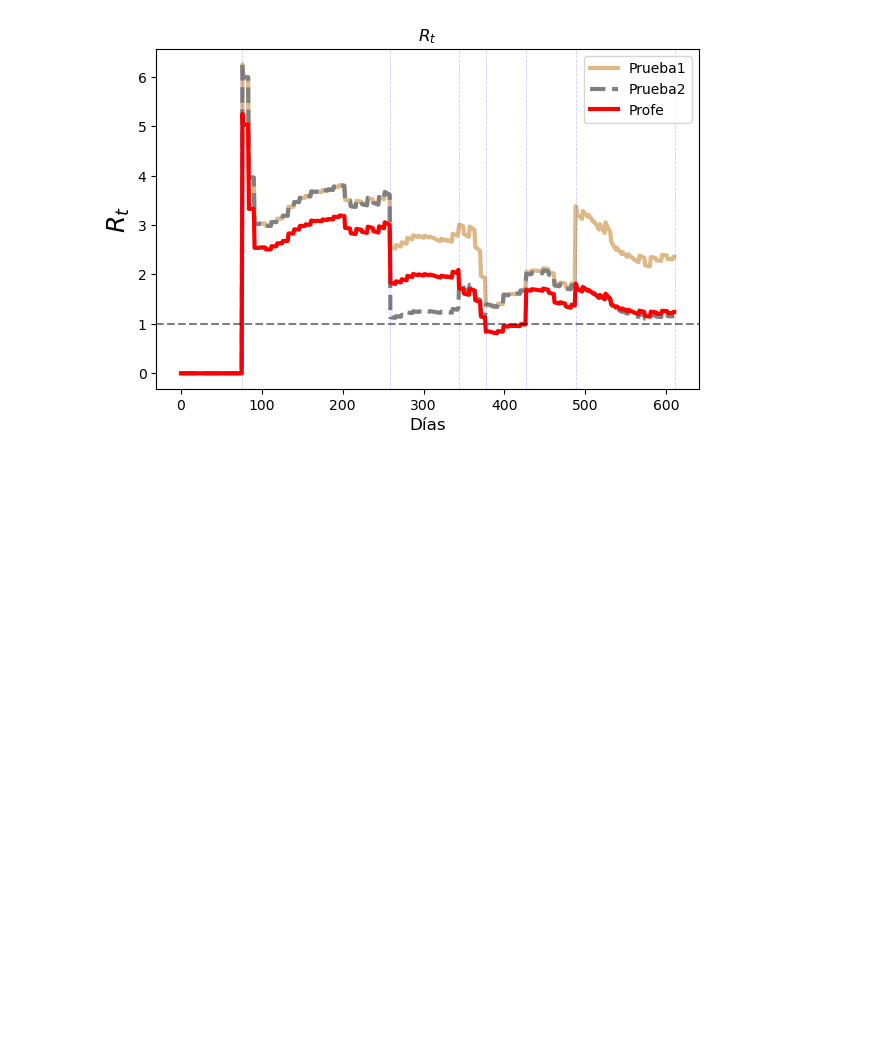
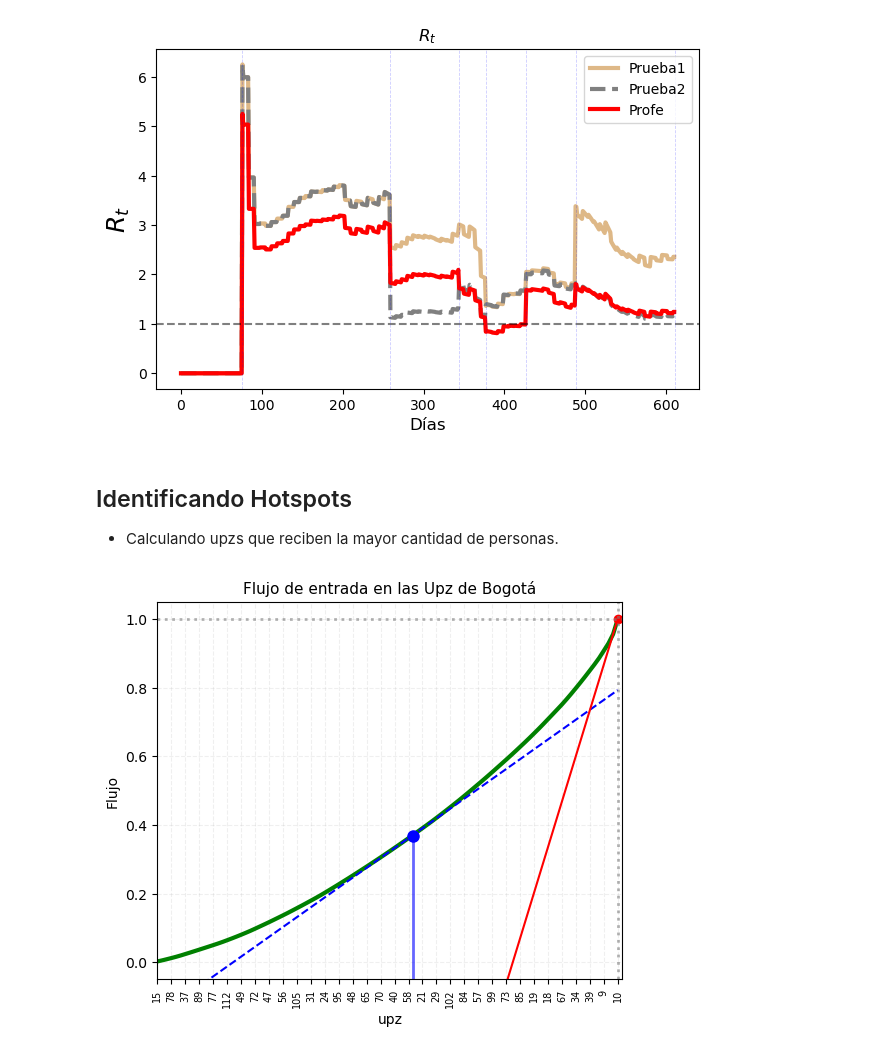
Before and after one commit to eilinlunam/Patchsim-bog, a Jupyter notebook: ParametrosCovidBog.ipynb, the cells around one changed output. Saved outputs shown, nothing was run; the diff lists cells and outputs as text; code cells hidden in the pictures; blank space fills up the shorter version.

```diff
--- a/ParametrosCovidBog.ipynb
+++ b/ParametrosCovidBog.ipynb
@@ -544,5 +556,7 @@ plt.title(r"$R_t$")
 plt.show()
 # %% [output]
 [figure]
-# %% [markdown]
-###
+# %% [markdown]
+## Identificando Hotspots
+
++ Calculando upzs que reciben la mayor cantidad de personas.
@@ -548,0 +569,47 @@ plt.show()
+# %%
+# Agrupando por destinos
+Fi = matriz.groupby(["destino"]).mean().reset_index()[["destino","mov"]]
+# Ordenando de menor a mayor
+Fi = Fi.rename(columns={"mov":"flujo_in"}).sort_values("flujo_in")
+# Normalizando
+Fi["flujoN"] = Fi["flujo_in"]/np.sum(Fi["flujo_in"])
+# Flujo acumulado:
+Fi["flujo_acum"] = np.cumsum(Fi["flujoN"])
+# %%
+# Tangente en un punto:
+def tangente(y,p):
+    x = np.arange(len(y))
+    fprima = (y[p]-y[p-1])/1 # derivative
+    tan = y[p]+fprima*(x-p)  # tangent
+    return tan
+# %%
+plt.figure(figsize=(6,5),dpi=100)
+plt.title("Flujo de entrada en las Upz de Bogotá", fontsize=11)
+# Graficando flujos
+flujo = Fi.flujo_acum.values
+promedio = np.mean(Fi.flujo_acum.values)
+plt.plot(flujo, lw=3, c="g", label="entradas")
+# Graficando promedio
+i=0
+while promedio>=flujo[i]: i+=1 # Posicion del promedio
+plt.plot(i,promedio,'ob', ms=8)
+plt.axvline(i, alpha = 0.6, lw=2, ymax=promedio, c="b")
+# Graficando tangente al promedio
+tan = tangente(flujo,i)  # Tangente en el promedio
+plt.plot(tan, ls="--", c="b")
+# Graficando el maximo
+plt.plot(len(Fi)-1, flujo[len(Fi)-1], 'or')
+# Graficando tangente en el maximo
+tan2 = tangente(flujo,len(Fi)-1)
+plt.plot(tan2, ls="-", c="r")
+# Propiedades graficas
+plt.axvline(len(Fi)-1, alpha = 0.6, lw=2, c="gray", ls=":")
+plt.axhline(1, alpha = 0.6, lw=2, c="gray", ls=":")
+plt.xlim(0,len(Fi))
+plt.xticks(np.arange(0,len(Fi),3), Fi.destino[::3], fontsize=7, rotation=90)
+plt.xlabel("upz"),plt.ylabel("Flujo")
+plt.ylim(-0.05,1.05)
+plt.grid(ls='--',alpha=0.2)
+plt.show()
+# %% [output]
+[figure, added]
```
Also changed, not shown: parts of 10 cells of this notebook, 16 other files.
